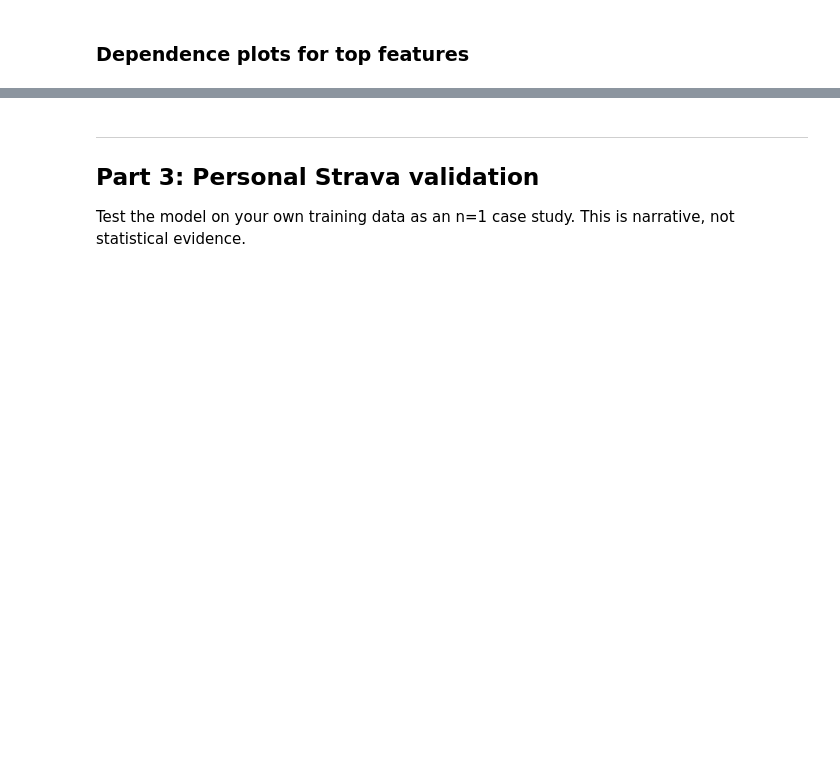
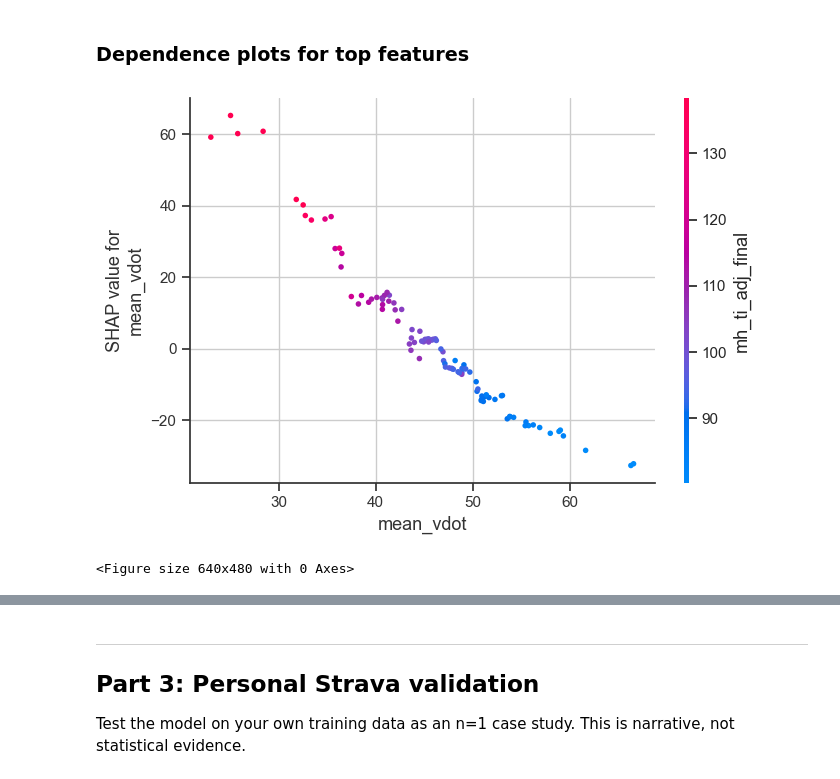
Before and after one commit to jacmil/Marathon-Pace-Predictor, a Jupyter notebook: notebooks/04_evaluation.ipynb, the cells around one changed output, grey strips where cells are left out. Cells and saved outputs as stored; diff of their text form; code cells hidden in the pictures; blank space fills up the shorter version.

```diff
--- a/notebooks/04_evaluation.ipynb
+++ b/notebooks/04_evaluation.ipynb
@@ -236,5 +245,8 @@ Shows which features have the biggest impact overall and whether high/low values
 ### Dependence plots for top features
 # %%
 # Dependence plot for the most important feature
-# shap.dependence_plot(0, shap_values, X_test)
-# plt.savefig('../results/figures/shap_dependence_1.png', dpi=150, bbox_inches='tight')
+shap.dependence_plot("mean_vdot", shap_values, X_test)
+plt.savefig('../results/figures/shap_dependence_1.png', dpi=150, bbox_inches='tight')
+# %% [output]
+[figure, added]
+<Figure size 640x480 with 0 Axes>
```
Also changed, not shown: parts of 9 cells of this notebook, 1 other file.
